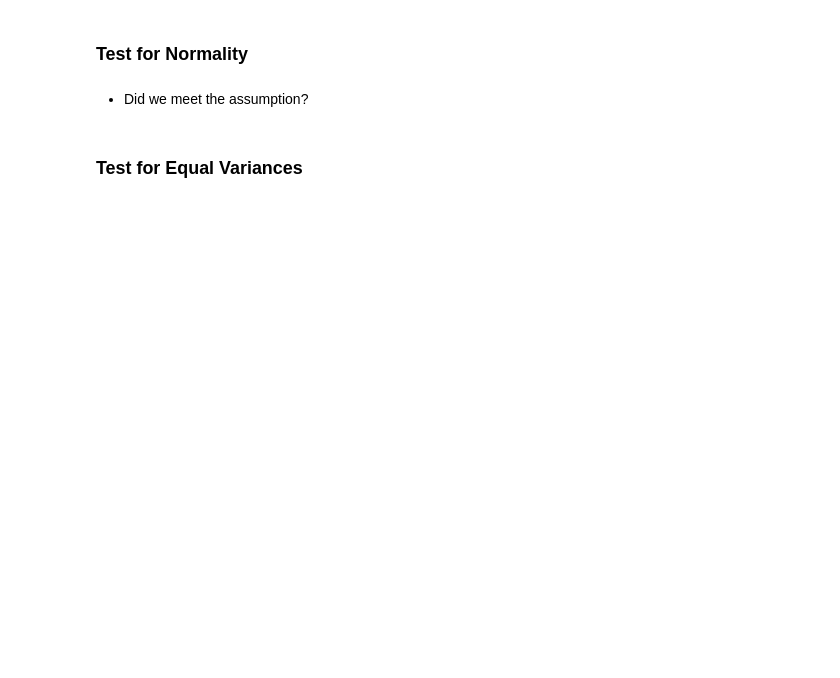
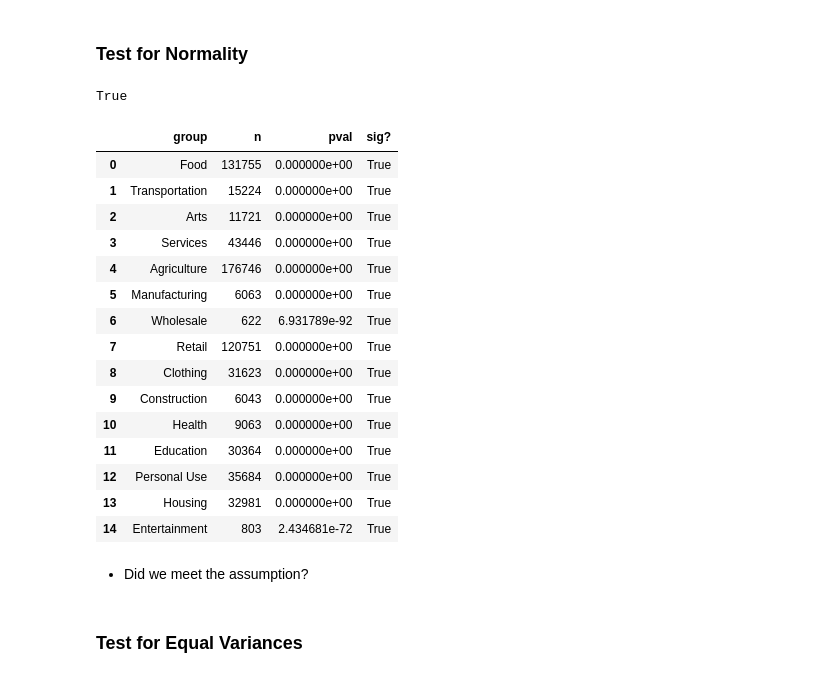
Before and after one commit to coding-dojo-data-science/data-enrichment-wk15-lect02-activity, a Jupyter notebook: Class-Wk15-L02-Hypothesis-Testing.ipynb, the cells around one changed output. Saved outputs shown, nothing was run; the diff lists cells and outputs as text; code cells hidden in the pictures; blank space fills up the shorter version.

```diff
--- a/Class-Wk15-L02-Hypothesis-Testing.ipynb
+++ b/Class-Wk15-L02-Hypothesis-Testing.ipynb
@@ -215,2 +243,9 @@ male_outliers = None
 # %%
 ## Create a dictionary with each group as key and funded_amount as values
+groups = {}
+
+for sector in df['sector'].unique():
+    temp = df.loc[df['sector']==sector,'funded_amount']
+    groups[sector] = temp
+
+groups.keys()
@@ -227,8 +308,10 @@ male_outliers = None
 # %%
 ## Loop through groups dict
-
+for sector, data in groups.items():
     ## determine if there are any outliers
-
+    outliers = np.abs(stats.zscore(data)) > 3
     ## print a statement about how many outliers for which group name
-
+    print(f"There were {outliers.sum()} outliers in the {sector} group.")
     ## Remove the outiers from data and overwrite the sector data in the dict
+    data = data.loc[~outliers]
+    groups[sector] = data
@@ -235,22 +334,46 @@ male_outliers = None
 # %% [markdown]
 ### Test for Normality
+# %%
+# you can use stats.normaltest for each group separately or use the loop
+stats.normaltest(groups['Food']).pvalue <0.5
+# %% [output]
+True
 # %%
 ## Running normal test on each group and confirming there are >20 in each group
 
 ## Save a list with an inner list of column names
 norm_results = [['group','n','pval','sig?']]
 
 
 ## loop through group dict
-
+for sector, data in groups.items():
     ## calculate normaltest results
-
+    stat, p = stats.normaltest(data)
 
     ## Append the right info into norm_resutls (as a list)
-
+    norm_results.append([sector,len(data), p, p<.05])
 
 
 ## Make norm_results a dataframe (first row is columns, everything else data)
+normal_results = pd.DataFrame(norm_results[1:], columns = norm_results[0])
+normal_results
+# %% [output]
+|  | group | n | pval | sig? |
+| 0 | Food | 131755 | 0.000000e+00 | True |
+| 1 | Transportation | 15224 | 0.000000e+00 | True |
+| 2 | Arts | 11721 | 0.000000e+00 | True |
+| 3 | Services | 43446 | 0.000000e+00 | True |
+| 4 | Agriculture | 176746 | 0.000000e+00 | True |
+| 5 | Manufacturing | 6063 | 0.000000e+00 | True |
+| 6 | Wholesale | 622 | 6.931789e-92 | True |
+| 7 | Retail | 120751 | 0.000000e+00 | True |
+| 8 | Clothing | 31623 | 0.000000e+00 | True |
+| 9 | Construction | 6043 | 0.000000e+00 | True |
+| 10 | Health | 9063 | 0.000000e+00 | True |
+| 11 | Education | 30364 | 0.000000e+00 | True |
+| 12 | Personal Use | 35684 | 0.000000e+00 | True |
+| 13 | Housing | 32981 | 0.000000e+00 | True |
+| 14 | Entertainment | 803 | 2.434681e-72 | True |
 # %% [markdown]
 - Did we meet the assumption?
 # %% [markdown]
```
Also changed, not shown: parts of 19 cells of this notebook, 1 other file.
